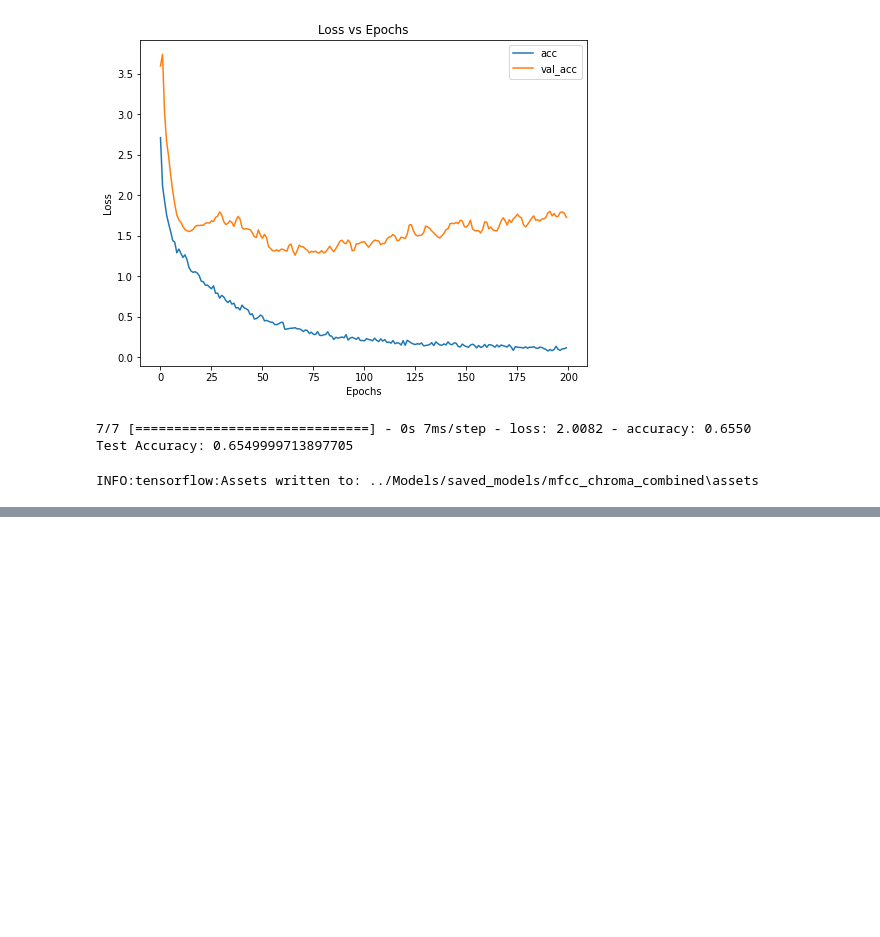
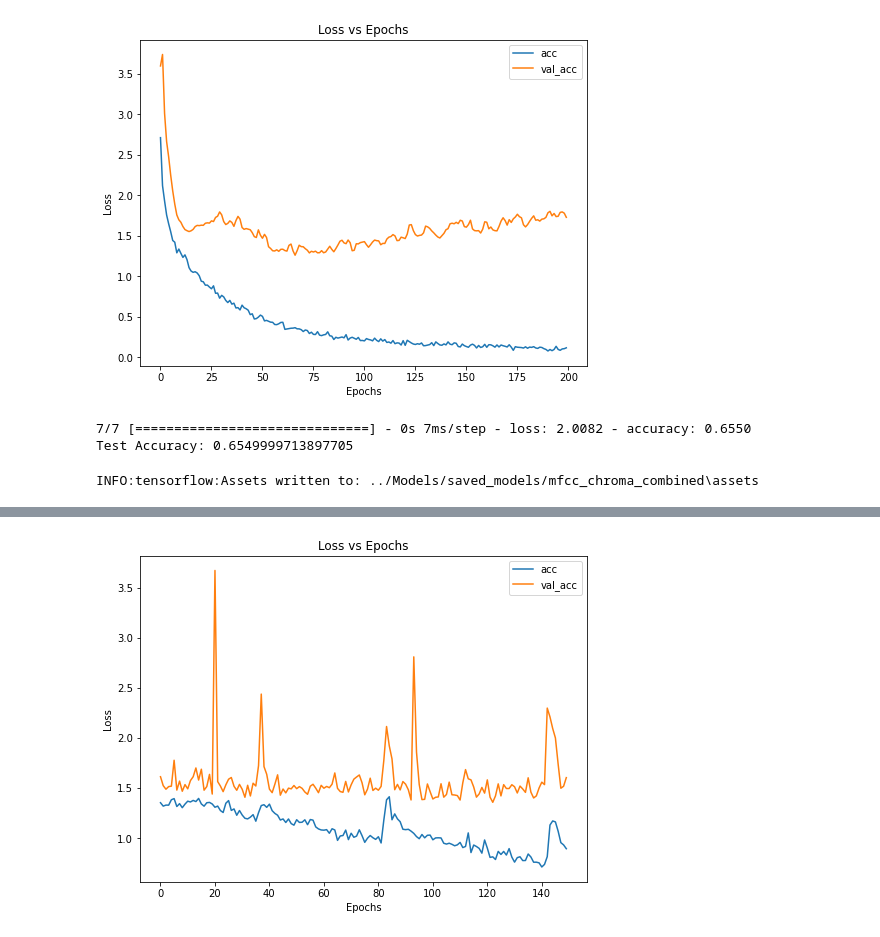
Before and after one commit to Nihal-Srivastava05/Music-Genre-Classification-GTZAN, a Jupyter notebook: Notebooks/Model Creation.ipynb, the cells around one changed output, grey strips where cells are left out. Saved outputs shown, nothing was run; the diff lists cells and outputs as text; code cells hidden in the pictures; blank space fills up the shorter version.

Commit message:
Added more Models.

```diff
--- a/Notebooks/Model Creation.ipynb
+++ b/Notebooks/Model Creation.ipynb
@@ -475,0 +618,5 @@ INFO:tensorflow:Assets written to: ../Models/saved_models/mfcc_chroma_combined\a
+# %%
+X2_train, X2_test, y2_train, y2_test = train_test_split(X, y, test_size=0.2, random_state=101)
+# %%
+X2_train = X2_train / 255
+X2_test = X2_test / 255
@@ -475,0 +638,23 @@ INFO:tensorflow:Assets written to: ../Models/saved_models/mfcc_chroma_combined\a
+# %%
+model = Sequential()
+
+model.add(Conv2D(64, (5, 5), activation='relu', input_shape=(48, 32, 1, )))
+model.add(MaxPool2D((2, 2)))
+model.add(Dropout(0.4))
+model.add(BatchNormalization())
+
+model.add(Flatten())
+
+model.add(Dense(128, activation='relu'))
+model.add(Dropout(0.4))
+model.add(BatchNormalization())
+model.add(Dense(256, activation='relu'))
+model.add(Dropout(0.4))
+model.add(BatchNormalization())
+model.add(Dense(256, activation='relu'))
+model.add(Dropout(0.3))
+model.add(BatchNormalization())
+model.add(Dense(10, activation='softmax'))
+
+model.compile(loss='categorical_crossentropy', metrics=['accuracy'], optimizer='adam')
+model.summary()
@@ -475,0 +679,5 @@ INFO:tensorflow:Assets written to: ../Models/saved_models/mfcc_chroma_combined\a
+# %%
+num_epochs = 150
+num_batch_size = 64
+
+model.fit(X2_train, y2_train, batch_size=num_batch_size, epochs=num_epochs, validation_split=0.2)
@@ -475,0 +703,4 @@ INFO:tensorflow:Assets written to: ../Models/saved_models/mfcc_chroma_combined\a
+# %%
+plot_loss(model.history)
+# %% [output]
+[figure, added]
```
Also changed, not shown: parts of 44 cells of this notebook, 2 other files.
